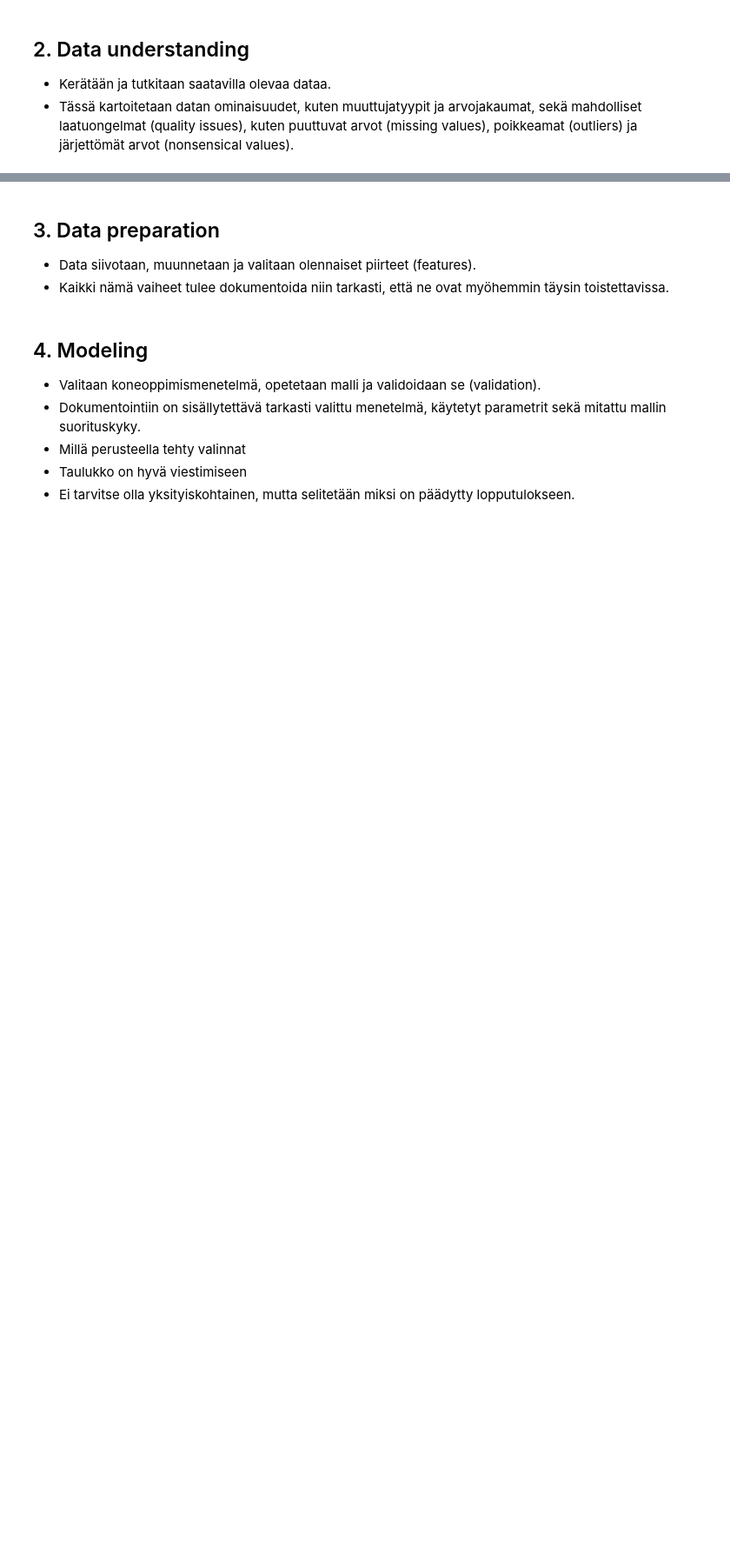
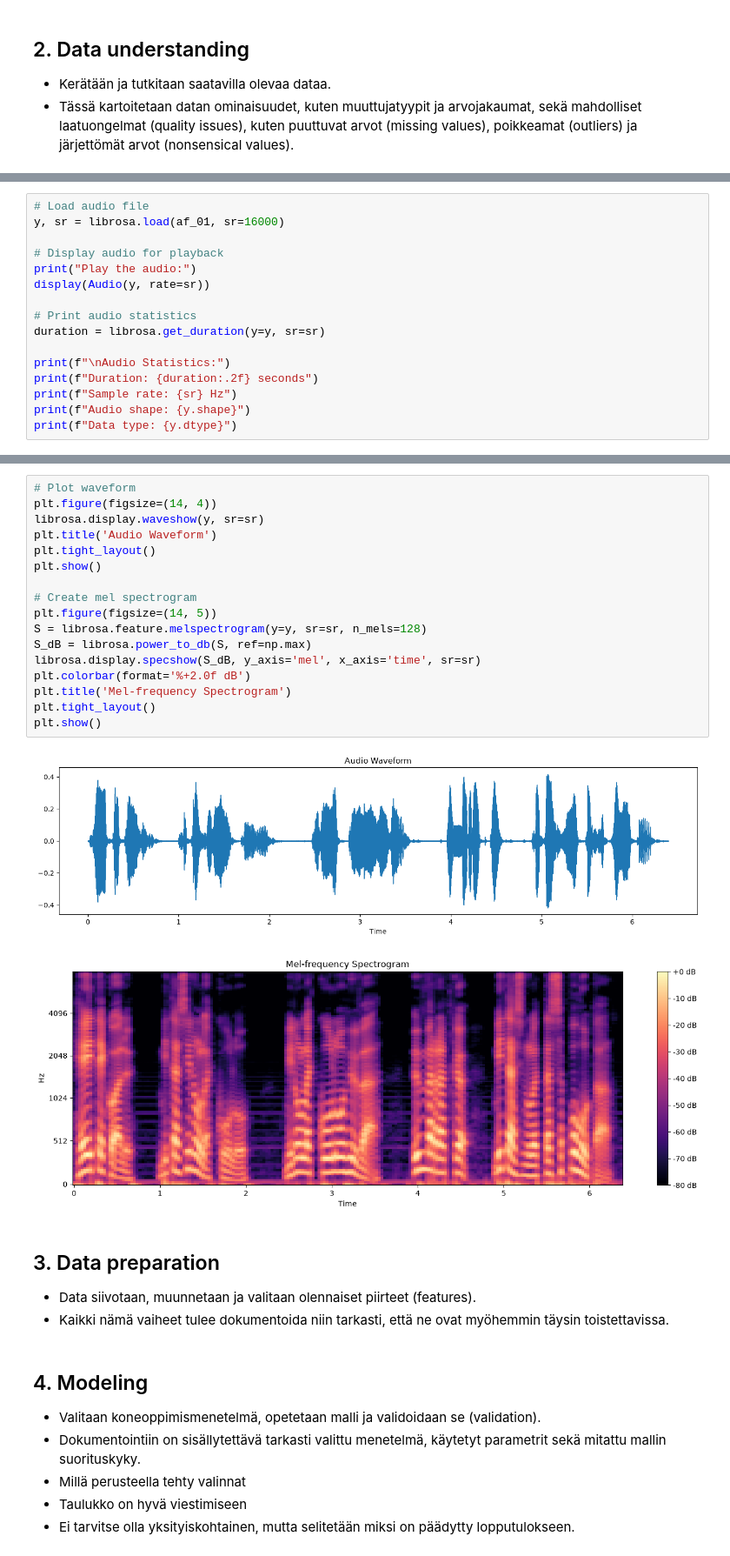
Before and after one commit to mehiis/neural-network-metropolia, a Jupyter notebook: assignment_03/02_speech_recognition_with_whisper/FI-CRISP-DM-template.ipynb, the cells around one changed output, grey strips where cells are left out. Shown at 87% size. Cells and saved outputs as stored; diff of their text form; blank space fills up the shorter version.

Commit message:
add audio files for assignment 3 and start ass3-t2

```diff
--- a/assignment_03/02_speech_recognition_with_whisper/FI-CRISP-DM-template.ipynb
+++ b/assignment_03/02_speech_recognition_with_whisper/FI-CRISP-DM-template.ipynb
@@ -12,0 +90,16 @@
+# %%
+# Load audio file
+y, sr = librosa.load(af_01, sr=16000)
+
+# Display audio for playback
+print("Play the audio:")
+display(Audio(y, rate=sr))
+
+# Print audio statistics
+duration = librosa.get_duration(y=y, sr=sr)
+
+print(f"\nAudio Statistics:")
+print(f"Duration: {duration:.2f} seconds")
+print(f"Sample rate: {sr} Hz")
+print(f"Audio shape: {y.shape}")
+print(f"Data type: {y.dtype}")
@@ -13,3 +114,23 @@
+# %%
+# Plot waveform
+plt.figure(figsize=(14, 4))
+librosa.display.waveshow(y, sr=sr)
+plt.title('Audio Waveform')
+plt.tight_layout()
+plt.show()
+
+# Create mel spectrogram
+plt.figure(figsize=(14, 5))
+S = librosa.feature.melspectrogram(y=y, sr=sr, n_mels=128)
+S_dB = librosa.power_to_db(S, ref=np.max)
+librosa.display.specshow(S_dB, y_axis='mel', x_axis='time', sr=sr)
+plt.colorbar(format='%+2.0f dB')
+plt.title('Mel-frequency Spectrogram')
+plt.tight_layout()
+plt.show()
+# %% [output]
+[figure, added]
+[figure, added]
 # %% [markdown]
 <h2>3. Data preparation</h2>
 
```
Also changed, not shown: parts of 5 cells of this notebook, 4 other files.
